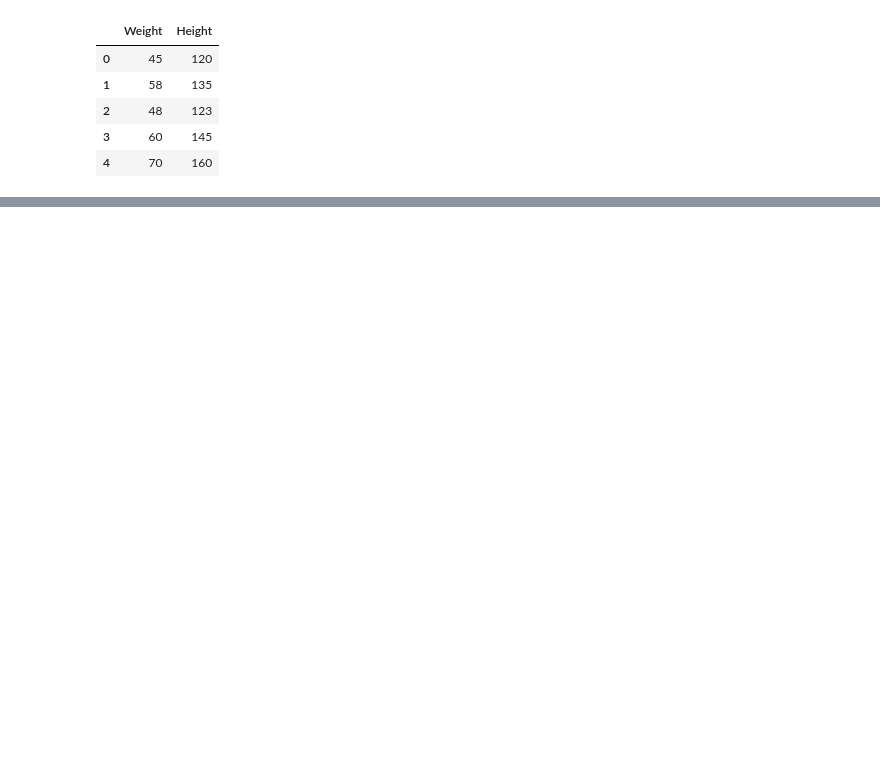
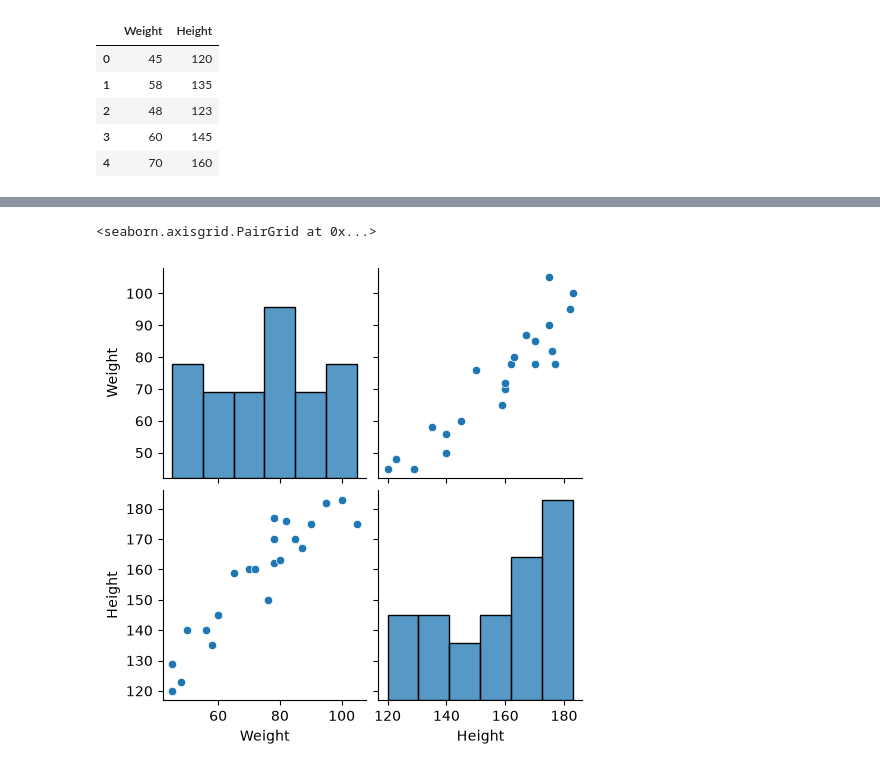
Before and after one commit to IshwarRajChauhan/ML-IRC, a Jupyter notebook: 8-SimpleLinearRegression/1-LinearRegressionPractical.ipynb, the cells around one changed output, grey strips where cells are left out. Cells and saved outputs as stored; diff of their text form; code cells hidden in the pictures; blank space fills up the shorter version.

```diff
--- a/8-SimpleLinearRegression/1-LinearRegressionPractical.ipynb
+++ b/8-SimpleLinearRegression/1-LinearRegressionPractical.ipynb
@@ -16,0 +32,7 @@ df.head()
+# %%
+## Seaborn
+import seaborn as sns
+sns.pairplot(df)
+# %% [output]
+<seaborn.axisgrid.PairGrid at 0x...>
+[figure, added]
```
Also changed, not shown: parts of 26 cells of this notebook.
